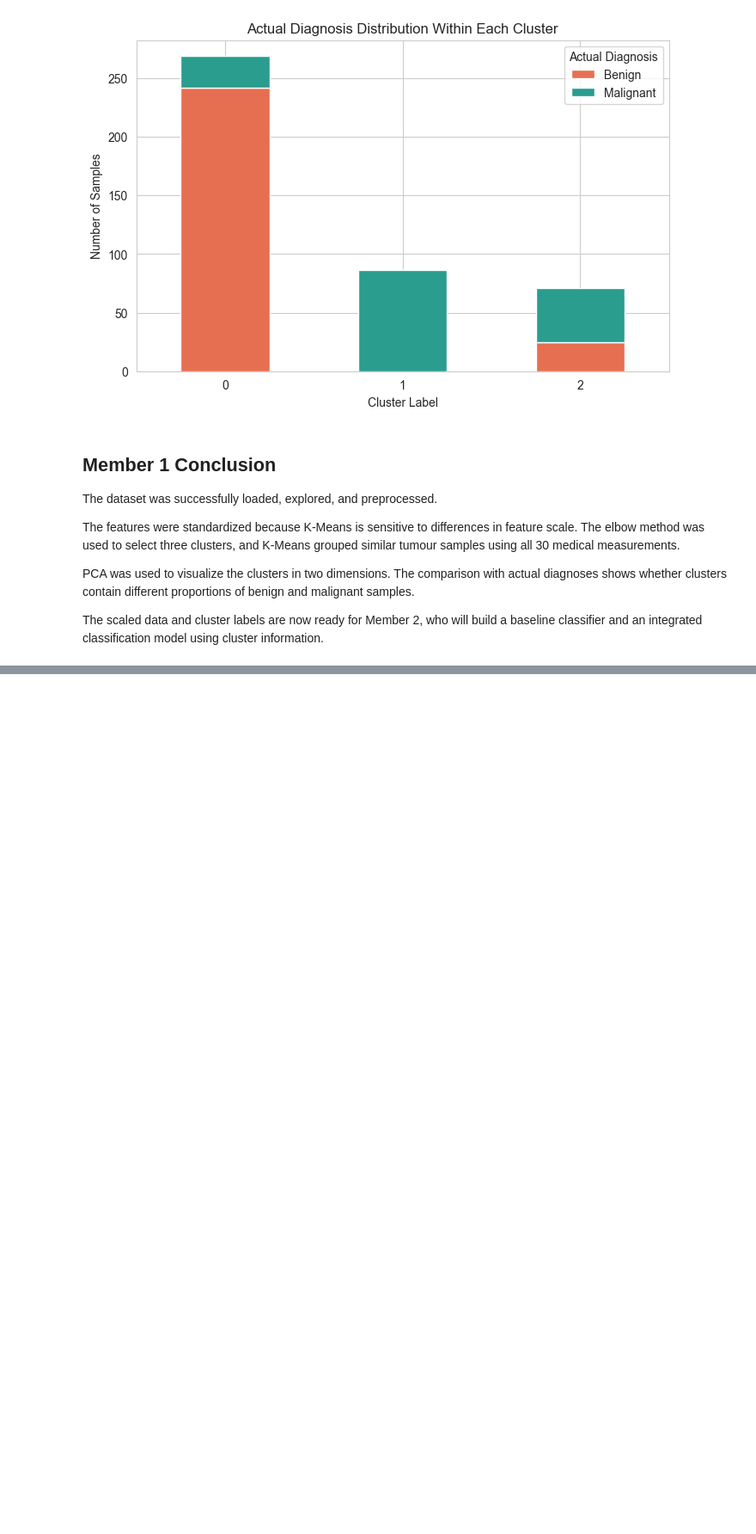
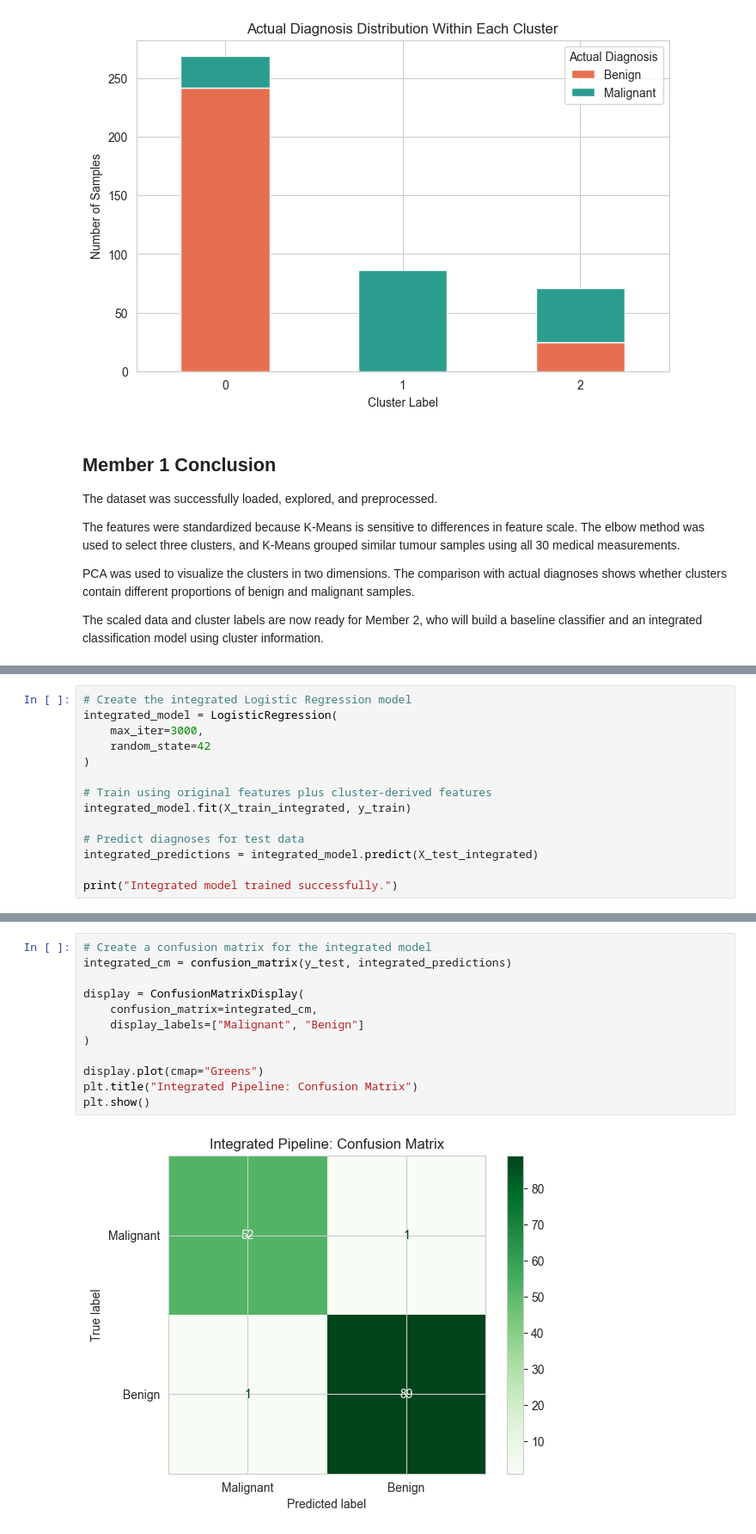
Before and after one commit to Anshu0712-tewatia/clustering-classification-integrated-pipeline, a Jupyter notebook: clustering-classification-integrated-pipeline.ipynb, the cells around one changed output, grey strips where cells are left out. Shown at 86% size. Saved outputs shown, nothing was run; the diff lists cells and outputs as text; blank space fills up the shorter version.

```diff
--- a/clustering-classification-integrated-pipeline.ipynb
+++ b/clustering-classification-integrated-pipeline.ipynb
@@ -447,0 +594,14 @@ information.
+# %%
+# Create the integrated Logistic Regression model
+integrated_model = LogisticRegression(
+    max_iter=3000,
+    random_state=42
+)
+
+# Train using original features plus cluster-derived features
+integrated_model.fit(X_train_integrated, y_train)
+
+# Predict diagnoses for test data
+integrated_predictions = integrated_model.predict(X_test_integrated)
+
+print("Integrated model trained successfully.")
@@ -447,0 +642,14 @@ information.
+# %%
+# Create a confusion matrix for the integrated model
+integrated_cm = confusion_matrix(y_test, integrated_predictions)
+
+display = ConfusionMatrixDisplay(
+    confusion_matrix=integrated_cm,
+    display_labels=["Malignant", "Benign"]
+)
+
+display.plot(cmap="Greens")
+plt.title("Integrated Pipeline: Confusion Matrix")
+plt.show()
+# %% [output]
+[figure, added]
```
Also changed, not shown: parts of 18 cells of this notebook, 1 other file.
